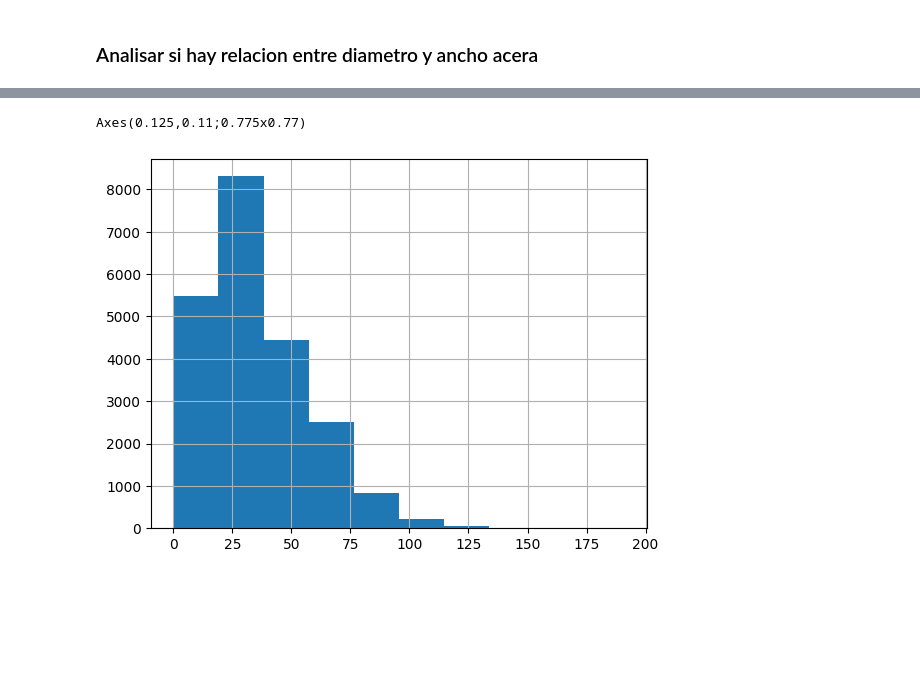
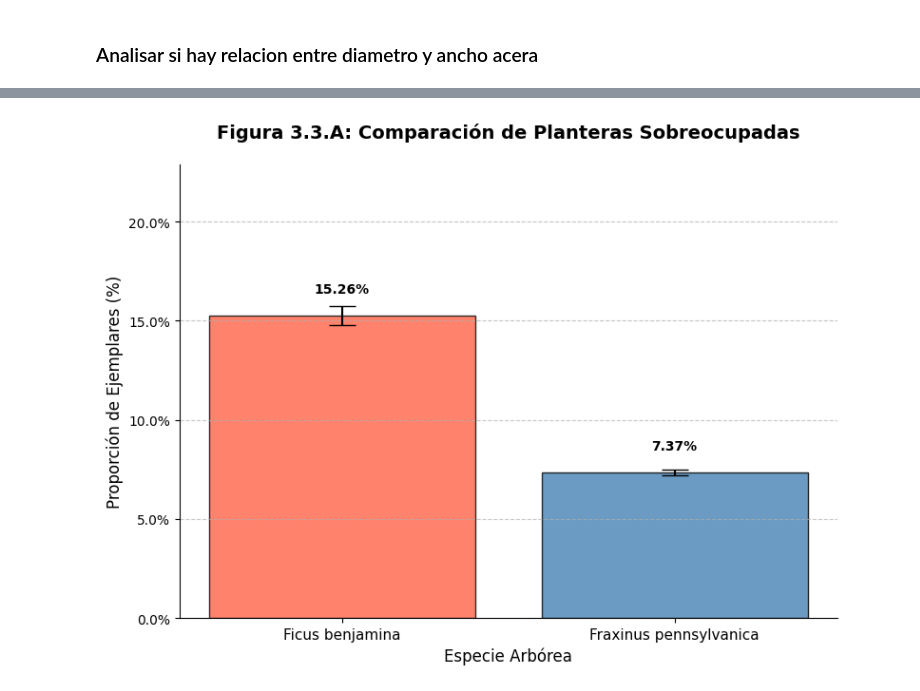
Before and after one commit to LautaroBarraza/TP-Ciencia-De-Datos-Grupo14, a Jupyter notebook: notebooks/hipotesis.ipynb, the cells around one changed output, grey strips where cells are left out. Saved outputs shown, nothing was run; the diff lists cells and outputs as text; code cells hidden in the pictures; blank space fills up the shorter version.

```diff
--- a/notebooks/hipotesis.ipynb
+++ b/notebooks/hipotesis.ipynb
@@ -42,9 +80,79 @@ diametro_altura_pecho= diametro_altura_pecho[filtro2]
 # %%
+import matplotlib.pyplot as plt
+import numpy as np
+import matplotlib.ticker as mtick
 
-filtro=datos_arbolado['ubicacion_plantera']=='Ochava'
-dato=datos_arbolado[filtro]
-print(dato['diametro_altura_pecho'].hist())
+# --- 1. Datos de la Hipótesis ---
+# Grupo 1: Ficus benjamina
+x_ficus = 3263
+n_ficus = 21379
+
+# Grupo 2: Fraxinus pennsylvanica
+x_fraxinus = 9431
+n_fraxinus = 127973
+
+# --- 2. Cálculos Estadísticos ---
+# Calcular proporciones
+p_ficus = x_ficus / n_ficus
+p_fraxinus = x_fraxinus / n_fraxinus
+
+# Calcular el Margen de Error (ME) para 95% CI
+# ME = z * sqrt(p*(1-p)/n)
+z = 1.96  # z-score para 95% CI
+
+se_ficus = np.sqrt(p_ficus * (1 - p_ficus) / n_ficus)
+me_ficus = z * se_ficus
+
+se_fraxinus = np.sqrt(p_fraxinus * (1 - p_fraxinus) / n_fraxinus)
+me_fraxinus = z * se_fraxinus
+
+# Preparar datos para el gráfico
+especies = ['Ficus benjamina', 'Fraxinus pennsylvanica']
+proporciones = [p_ficus, p_fraxinus]
+errores = [me_ficus, me_fraxinus]
+
+# --- 3. Generación del Gráfico ---
+plt.figure(figsize=(8, 6))
+
+# Crear las barras
+bars = plt.bar(especies, proporciones,
+               yerr=errores,
+               capsize=10,  # Añade "bigotes" a las barras de error
+               color=['#FF6347', '#4682B4'],  # Rojo (Ficus), Azul (Fraxinus)
+               alpha=0.8,
+               edgecolor='black')
+
+# --- 4. Formato y Etiquetas ---
+# Formatear el eje Y como porcentaje
+ax = plt.gca()
+ax.yaxis.set_major_formatter(mtick.PercentFormatter(1.0))
+
+# Ajustar límites del eje Y para mejor visualización
+plt.ylim(0, max(proporciones) * 1.5)
+
+# Añadir etiquetas de texto (porcentaje) sobre cada barra
+for bar in bars:
+    yval = bar.get_height()
+    plt.text(bar.get_x() + bar.get_width()/2.0,
+             yval + 0.01,  # Posición vertical (un poco encima de la barra)
+             f'{yval:.2%}',
+             ha='center',
+             va='bottom',
+             fontweight='bold')
+
+# Títulos y etiquetas de ejes
+plt.title('Figura 3.3.A: Comparación de Planteras Sobreocupadas',
+          fontsize=14, fontweight='bold', pad=20)
+plt.ylabel('Proporción de Ejemplares (%)', fontsize=12)
+plt.xlabel('Especie Arbórea', fontsize=12)
+plt.xticks(fontsize=11)
+plt.grid(axis='y', linestyle='--', alpha=0.7)
+ax.spines['top'].set_visible(False)
+ax.spines['right'].set_visible(False)
+
+# Mostrar el gráfico
+plt.tight_layout()
+plt.show()
 # %% [output]
-Axes(0.125,0.11;0.775x0.77)
-[figure, old version]
+[figure, new version]
 # %%
```
Also changed, not shown: parts of 9 cells of this notebook, 12 other files.
